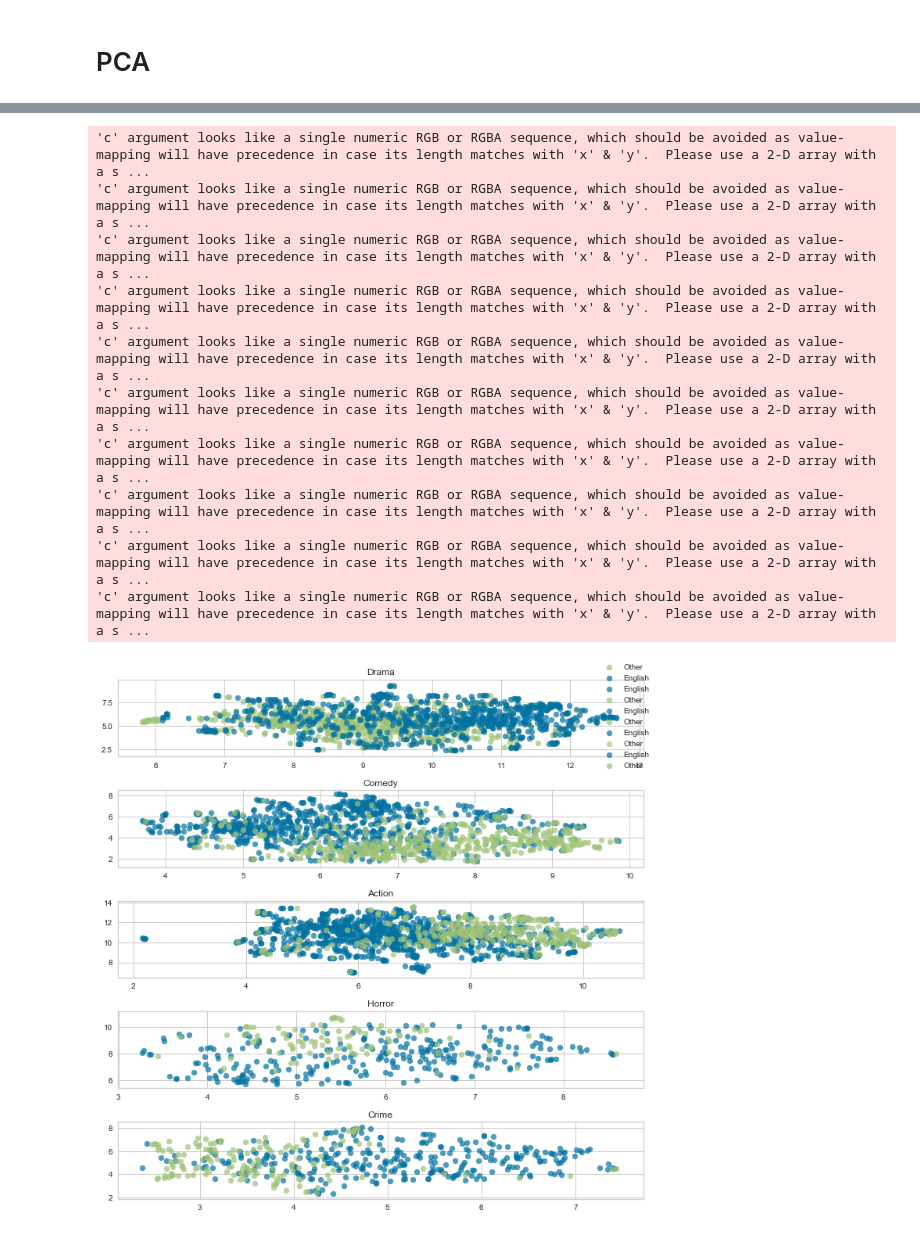
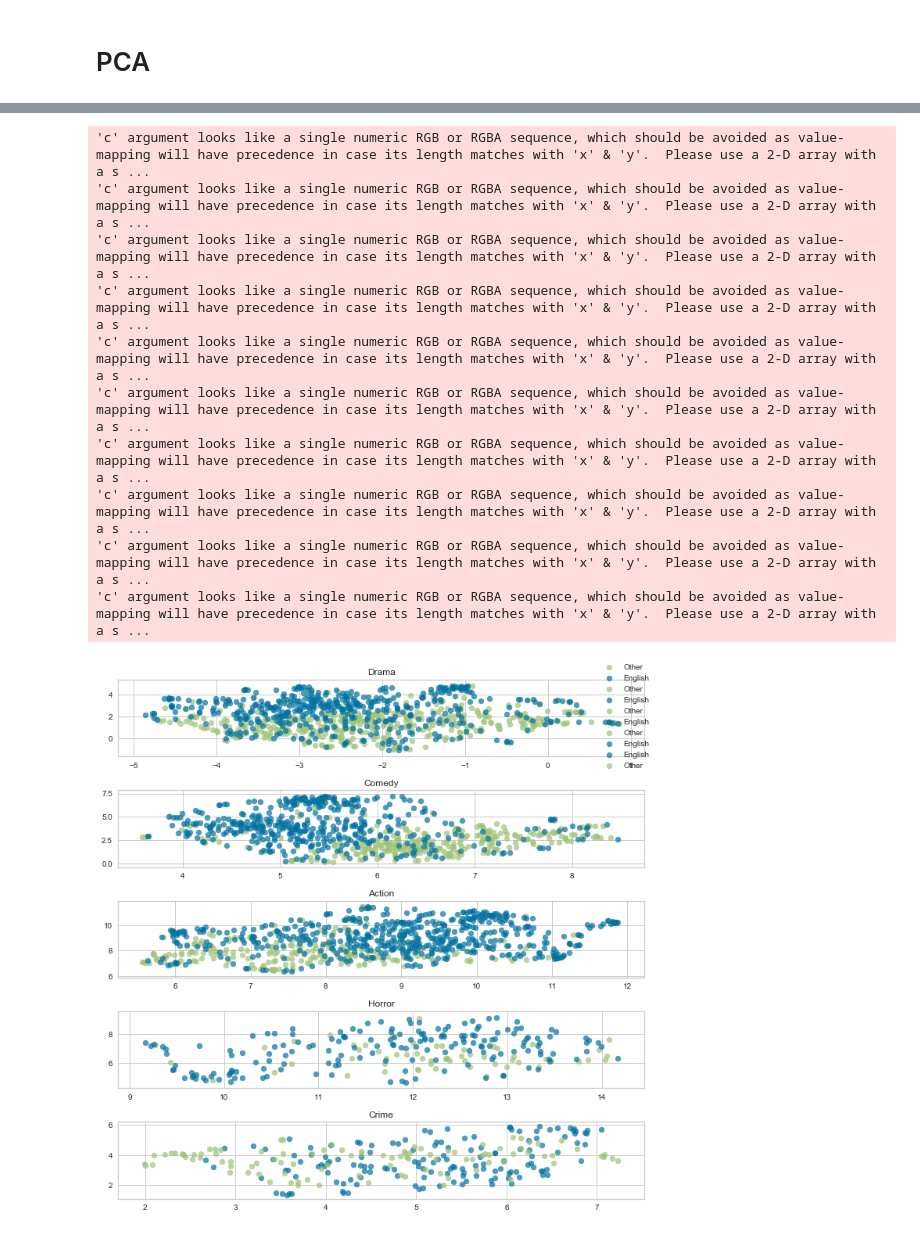
Before and after one commit to LennartKeller/SubtitleClustering, a Jupyter notebook: notebooks/DataExploration.ipynb, the cells around one changed output, grey strips where cells are left out. Saved outputs shown, nothing was run; the diff lists cells and outputs as text; code cells hidden in the pictures.

```diff
--- a/notebooks/DataExploration.ipynb
+++ b/notebooks/DataExploration.ipynb
@@ -245,5 +240,5 @@ from sklearn.feature_extraction.text import TfidfVectorizer
 from stop_words import get_stop_words
 # %%
 tfidf = TfidfVectorizer(max_features=10000, stop_words=get_stop_words('de'))
-X = tfidf.fit_transform(df.text)
+X = tfidf.fit_transform(df_filtered.text)
 # %%
@@ -287,3 +253,0 @@ df_filter_genre.shape
-# %%
-tfidf = TfidfVectorizer(max_features=10000, stop_words=get_stop_words('de'))
-Xf = tfidf.fit_transform(df_filter_genre.text)
@@ -307,6 +253,0 @@ from sklearn.feature_extraction.text import TfidfVectorizer
-# %%
-#sample, remove = train_test_split(df_filter_genre, test_size=0.8, random_state=42)
-
-tfidf = TfidfVectorizer(max_features=10000)
-
-X_sample = tfidf.fit_transform(df_filter_genre.text)
@@ -382,6 +257,0 @@ df_nf.head()
-# %%
-from sklearn.feature_extraction.text import TfidfVectorizer
-from stop_words import get_stop_words
-
-tfidf = TfidfVectorizer(stop_words=get_stop_words('de'), max_features=6500)
-X = tfidf.fit_transform(df_nf.text)
@@ -393,32 +261,32 @@ from sklearn.feature_extraction.text import TfidfVectorizer
 from stop_words import get_stop_words
 
 genres = ['Drama', 'Comedy', 'Action', 'Horror', 'Crime']
 
 fig, axs = plt.subplots(len(genres), figsize=(10, 10))
 
 
 for genre, ax in zip(genres, axs):
     ax.set_title(genre)
-    current_df = df_nf[(df_nf.main_genre == genre)]
+    current_df = df_filtered[(df_filtered.main_genre == genre)]
     tfidf = TfidfVectorizer(stop_words=get_stop_words('de'), max_features=6500)
     X = tfidf.fit_transform(current_df.text)
 
     umap = UMAPVisualizer(ax=ax)
     umap.fit(X, current_df.main_region)
 
 
 fig.legend()
 plt.tight_layout()
 plt.show()
 # %% [output]
 'c' argument looks like a single numeric RGB or RGBA sequence, which should be avoided as value-mapping will have precedence in case its length matches with 'x' & 'y'.  Please use a 2-D array with a s ...
 'c' argument looks like a single numeric RGB or RGBA sequence, which should be avoided as value-mapping will have precedence in case its length matches with 'x' & 'y'.  Please use a 2-D array with a s ...
 'c' argument looks like a single numeric RGB or RGBA sequence, which should be avoided as value-mapping will have precedence in case its length matches with 'x' & 'y'.  Please use a 2-D array with a s ...
 'c' argument looks like a single numeric RGB or RGBA sequence, which should be avoided as value-mapping will have precedence in case its length matches with 'x' & 'y'.  Please use a 2-D array with a s ...
 'c' argument looks like a single numeric RGB or RGBA sequence, which should be avoided as value-mapping will have precedence in case its length matches with 'x' & 'y'.  Please use a 2-D array with a s ...
 'c' argument looks like a single numeric RGB or RGBA sequence, which should be avoided as value-mapping will have precedence in case its length matches with 'x' & 'y'.  Please use a 2-D array with a s ...
 'c' argument looks like a single numeric RGB or RGBA sequence, which should be avoided as value-mapping will have precedence in case its length matches with 'x' & 'y'.  Please use a 2-D array with a s ...
 'c' argument looks like a single numeric RGB or RGBA sequence, which should be avoided as value-mapping will have precedence in case its length matches with 'x' & 'y'.  Please use a 2-D array with a s ...
 'c' argument looks like a single numeric RGB or RGBA sequence, which should be avoided as value-mapping will have precedence in case its length matches with 'x' & 'y'.  Please use a 2-D array with a s ...
 'c' argument looks like a single numeric RGB or RGBA sequence, which should be avoided as value-mapping will have precedence in case its length matches with 'x' & 'y'.  Please use a 2-D array with a s ...
-[figure, old version]
+[figure, new version]
```
Also changed, not shown: parts of 69 cells of this notebook.
